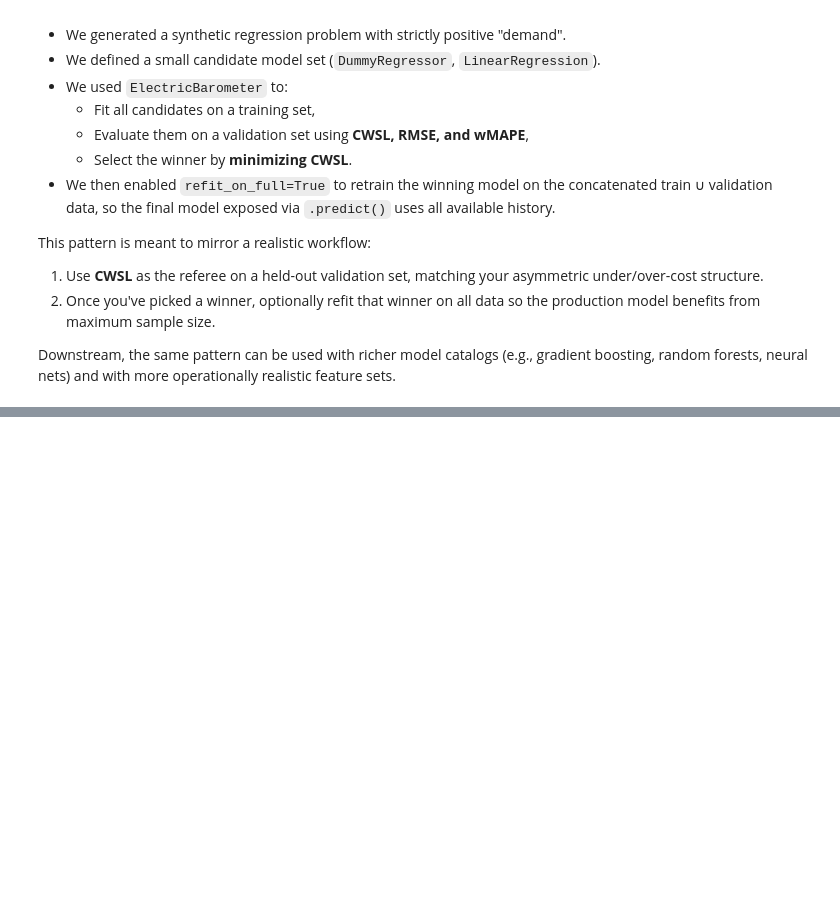
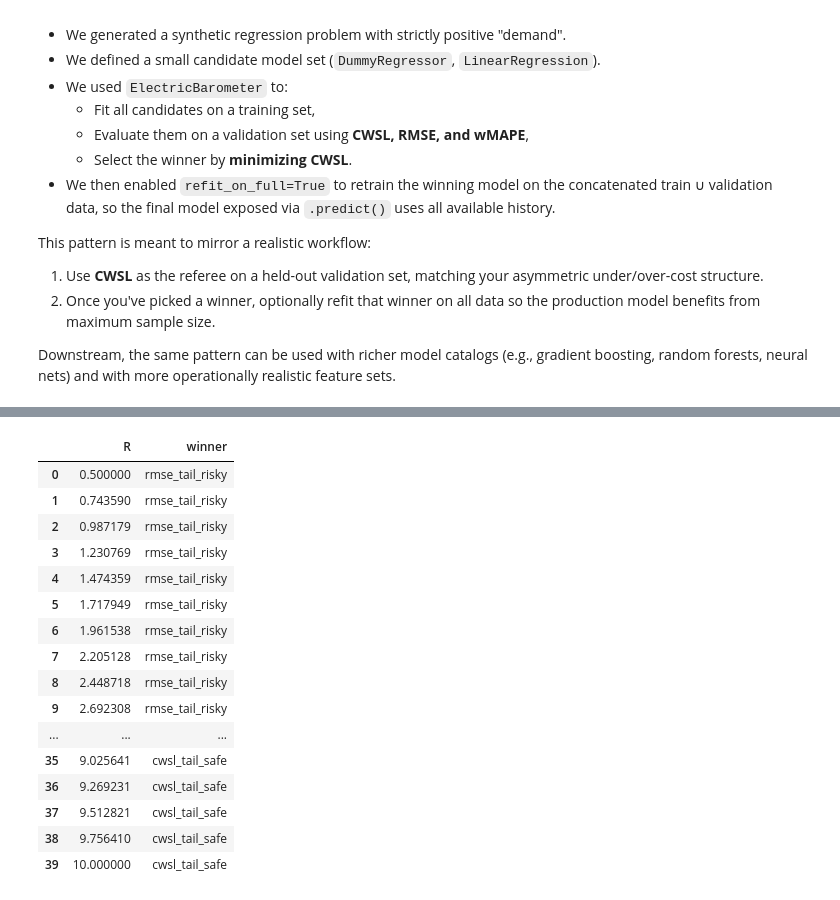
Before and after one commit to Economistician/cwsl, a Jupyter notebook: examples/06_electric_barometer.ipynb, the cells around one changed output, grey strips where cells are left out. Drawn from its saved outputs; the diff is of its cells as text; code cells hidden in the pictures; blank space fills up the shorter version.

```diff
--- a/examples/06_electric_barometer.ipynb
+++ b/examples/06_electric_barometer.ipynb
@@ -341,0 +593,61 @@ operationally realistic feature sets.
+# %%
+from cwsl import ElectricBarometer
+
+R_values = np.linspace(0.5, 10, 40)
+winners = []
+
+for R in R_values:
+    cu = R
+    co = 1.0
+
+    # Build and run ElectricBarometer for each R
+    eb = ElectricBarometer(
+        models={
+            "rmse_tail_risky": rmse_tail_risky.reshape(-1, 1),  # reshape for dummy model wrapper
+            "cwsl_tail_safe": cwsl_tail_safe.reshape(-1, 1),
+        },
+        cu=cu,
+        co=co,
+        selection_mode="holdout",
+    )
+
+    # To feed into EB, treat predictions as "models"
+    # We'll wrap them using a trivial model class
+    class StaticModel:
+        def __init__(self, y_pred):
+            self.y_pred = np.asarray(y_pred)
+        def fit(self, X, y):
+            return self
+        def predict(self, X):
+            return self.y_pred
+
+    models = {
+        "rmse_tail_risky": StaticModel(rmse_tail_risky),
+        "cwsl_tail_safe": StaticModel(cwsl_tail_safe),
+    }
+
+    eb = ElectricBarometer(models=models, cu=cu, co=co)
+    eb.fit(y_true.reshape(-1, 1), y_true, y_true.reshape(-1, 1), y_true)
+
+    winners.append(eb.best_name_)
+
+df_win = pd.DataFrame({"R": R_values, "winner": winners})
+df_win
+# %% [output]
+|  | R | winner |
+| 0 | 0.500000 | rmse_tail_risky |
+| 1 | 0.743590 | rmse_tail_risky |
+| 2 | 0.987179 | rmse_tail_risky |
+| 3 | 1.230769 | rmse_tail_risky |
+| 4 | 1.474359 | rmse_tail_risky |
+| 5 | 1.717949 | rmse_tail_risky |
+| 6 | 1.961538 | rmse_tail_risky |
+| 7 | 2.205128 | rmse_tail_risky |
+| 8 | 2.448718 | rmse_tail_risky |
+| 9 | 2.692308 | rmse_tail_risky |
+| ... | ... | ... |
+| 35 | 9.025641 | cwsl_tail_safe |
+| 36 | 9.269231 | cwsl_tail_safe |
+| 37 | 9.512821 | cwsl_tail_safe |
+| 38 | 9.756410 | cwsl_tail_safe |
+| 39 | 10.000000 | cwsl_tail_safe |
```
Also changed, not shown: parts of 6 cells of this notebook, 1 other file.
